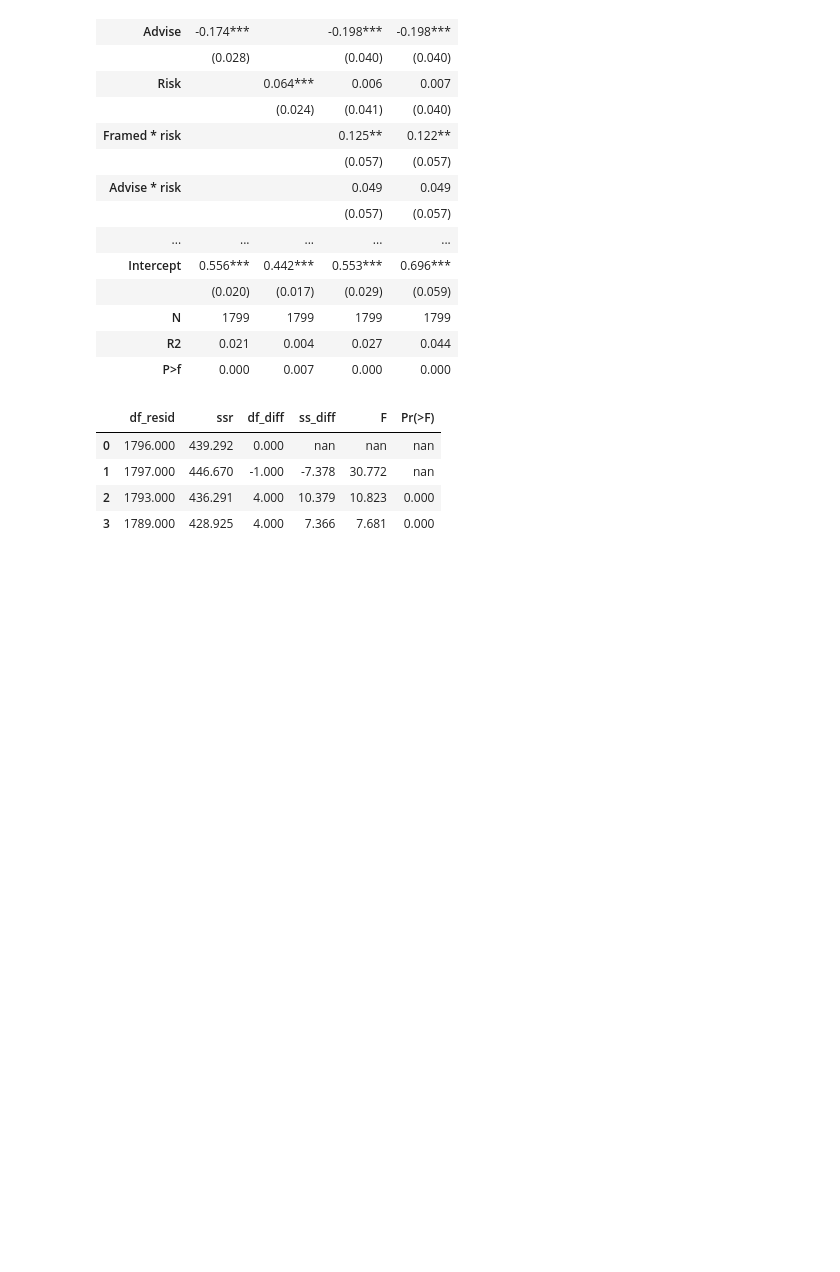
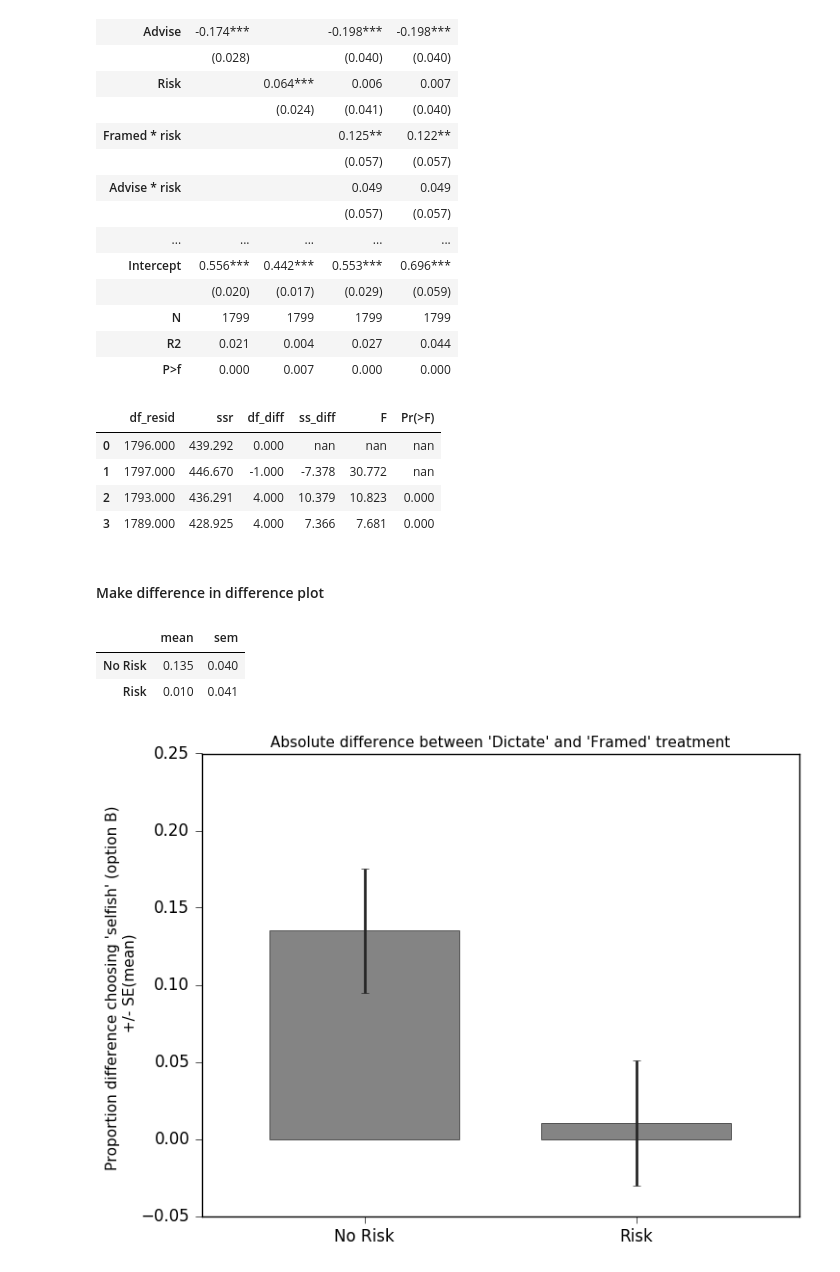
Before and after one commit to sebfest/fair_advice, a Jupyter notebook: main/notebook/3_treatment_effects.ipynb, the cells around one changed output. Cells and saved outputs as stored; diff of their text form; code cells hidden in the pictures; blank space fills up the shorter version.

Commit message:
new graphs added

```diff
--- a/main/notebook/3_treatment_effects.ipynb
+++ b/main/notebook/3_treatment_effects.ipynb
@@ -40,15 +40,15 @@ plt.style.use('classic')
 # %% [markdown]
 #### Set plotting properties
 # %%
-bar_kwargs = dict(kind='bar', color='0.4', alpha=0.8, lw=0.5, width=0.7)
-line_kwargs = dict(kind='line', lw=1, alpha=1, legend=True)
-tick_kwargs = dict(size=5, which='both', right=False, top=False, direction='out', labelbottom=True)
-font_kwargs = dict(fontsize=11, color='k')
-grid_kwargs = dict(linewidth=1, axis="y", zorder=2, antialiased=True)
-xlabel_kwargs = dict(fontsize=11, labelpad=3)
-ylabel_kwargs = dict(fontsize=11, labelpad=3)
-e_kwargs = dict(elinewidth=2, ecolor='0.15')
-legend_kwargs = dict(frameon=False)
+bar_kw = dict(kind='bar', color='0.4', alpha=0.8, lw=0.5, width=0.7)
+line_kw = dict(kind='line', lw=1, alpha=1, legend=True)
+tick_kw = dict(size=5, which='both', right=False, top=False, direction='out', labelbottom=True)
+font_kw = dict(fontsize=11, color='k')
+grid_kw = dict(linewidth=1, axis="y", zorder=2, antialiased=True)
+xlabel_kw = dict(fontsize=11, labelpad=3)
+ylabel_kw = dict(fontsize=11, labelpad=3)
+e_kw = dict(elinewidth=2, ecolor='0.15')
+legend_kw = dict(frameon=False)
 # %% [markdown]
 #### Retrieving dataframe
 # %%
@@ -285,3 +289,30 @@ anova_lm(*ols_results, robust='hc3')
 | 1 | 1797.000 | 446.670 | -1.000 | -7.378 | 30.772 | nan |
 | 2 | 1793.000 | 436.291 | 4.000 | 10.379 | 10.823 | 0.000 |
 | 3 | 1789.000 | 428.925 | 4.000 | 7.366 | 7.681 | 0.000 |
+# %% [markdown]
+#### Make difference in difference plot
+# %%
+ols_diff = ols_results[2]
+diff1 = ols_diff.t_test([[0, 0, 1, 0, 0, 0]])
+diff2 = ols_diff.t_test([[0, 0, 1, 0, 0, 1]])
+means_diff = pd.Series([diff1.effect[0], diff2.effect[0]], index=['No Risk', 'Risk']) * -1
+errors_diff = pd.Series([diff1.sd[0][0], diff2.sd[0][0]], index=['No Risk', 'Risk'])
+diff = pd.DataFrame({'mean':means_diff, 'sem':errors_diff})
+display(diff)
+# %% [output]
+|  | mean | sem |
+| No Risk | 0.135 | 0.040 |
+| Risk | 0.010 | 0.041 |
+# %%
+fig, ax = plt.subplots(figsize=(8, 6), dpi=100, facecolor='w')
+means_diff.plot(yerr=errors_diff, ax=ax, error_kw=e_kw, **bar_kw)
+ax.set_title("Absolute difference between 'Dictate' and 'Framed' treatment", **font_kw)
+ax.tick_params(axis='x', rotation=0, **tick_kw)
+ax.tick_params(axis='y', **tick_kw)
+ax.set_ylim(top=0.25)
+ax.set_ylabel("Proportion difference choosing 'selfish' (option B) \n +/- SE(mean)", **ylabel_kw)
+ax.set_xticklabels(["No Risk", "Risk"])
+plt.savefig(os.path.join(FIGURES_FOLDER, 'selfish_diff.pdf'), bbox_inches='tight')
+plt.show()
+# %% [output]
+[figure, added]
```
Also changed, not shown: parts of 4 cells of this notebook, 3 other files.
